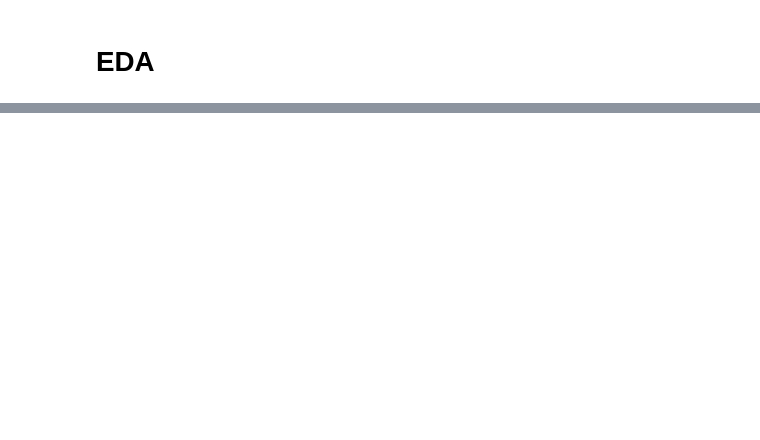
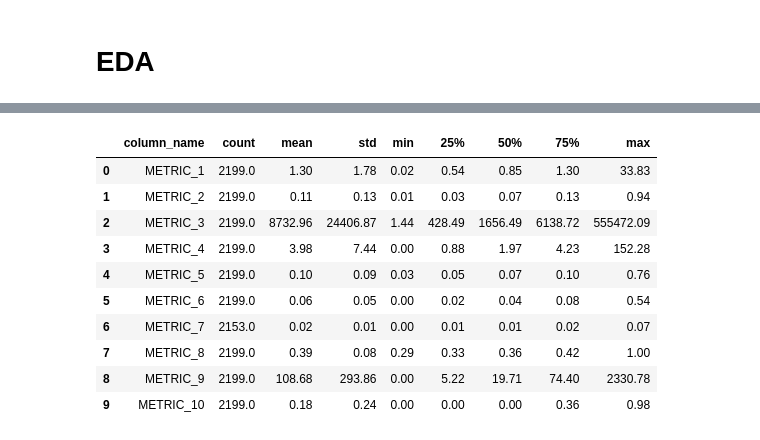
Before and after one commit to jett512/Retail_Analysis, a Jupyter notebook: Notebooks/Workflow.ipynb, the cells around one changed output, grey strips where cells are left out. Cells and saved outputs as stored; diff of their text form; code cells hidden in the pictures; blank space fills up the shorter version.

```diff
--- a/Notebooks/Workflow.ipynb
+++ b/Notebooks/Workflow.ipynb
@@ -161,0 +264,14 @@ outliers = detect_outliers(df)
+# %%
+summary_statistics(clean_df)
+# %% [output]
+|  | column_name | count | mean | std | min | 25% | 50% | 75% | max |
+| 0 | METRIC_1 | 2199.0 | 1.30 | 1.78 | 0.02 | 0.54 | 0.85 | 1.30 | 33.83 |
+| 1 | METRIC_2 | 2199.0 | 0.11 | 0.13 | 0.01 | 0.03 | 0.07 | 0.13 | 0.94 |
+| 2 | METRIC_3 | 2199.0 | 8732.96 | 24406.87 | 1.44 | 428.49 | 1656.49 | 6138.72 | 555472.09 |
+| 3 | METRIC_4 | 2199.0 | 3.98 | 7.44 | 0.00 | 0.88 | 1.97 | 4.23 | 152.28 |
+| 4 | METRIC_5 | 2199.0 | 0.10 | 0.09 | 0.03 | 0.05 | 0.07 | 0.10 | 0.76 |
+| 5 | METRIC_6 | 2199.0 | 0.06 | 0.05 | 0.00 | 0.02 | 0.04 | 0.08 | 0.54 |
+| 6 | METRIC_7 | 2153.0 | 0.02 | 0.01 | 0.00 | 0.01 | 0.01 | 0.02 | 0.07 |
+| 7 | METRIC_8 | 2199.0 | 0.39 | 0.08 | 0.29 | 0.33 | 0.36 | 0.42 | 1.00 |
+| 8 | METRIC_9 | 2199.0 | 108.68 | 293.86 | 0.00 | 5.22 | 19.71 | 74.40 | 2330.78 |
+| 9 | METRIC_10 | 2199.0 | 0.18 | 0.24 | 0.00 | 0.00 | 0.00 | 0.36 | 0.98 |
```
Also changed, not shown: parts of 33 cells of this notebook.
